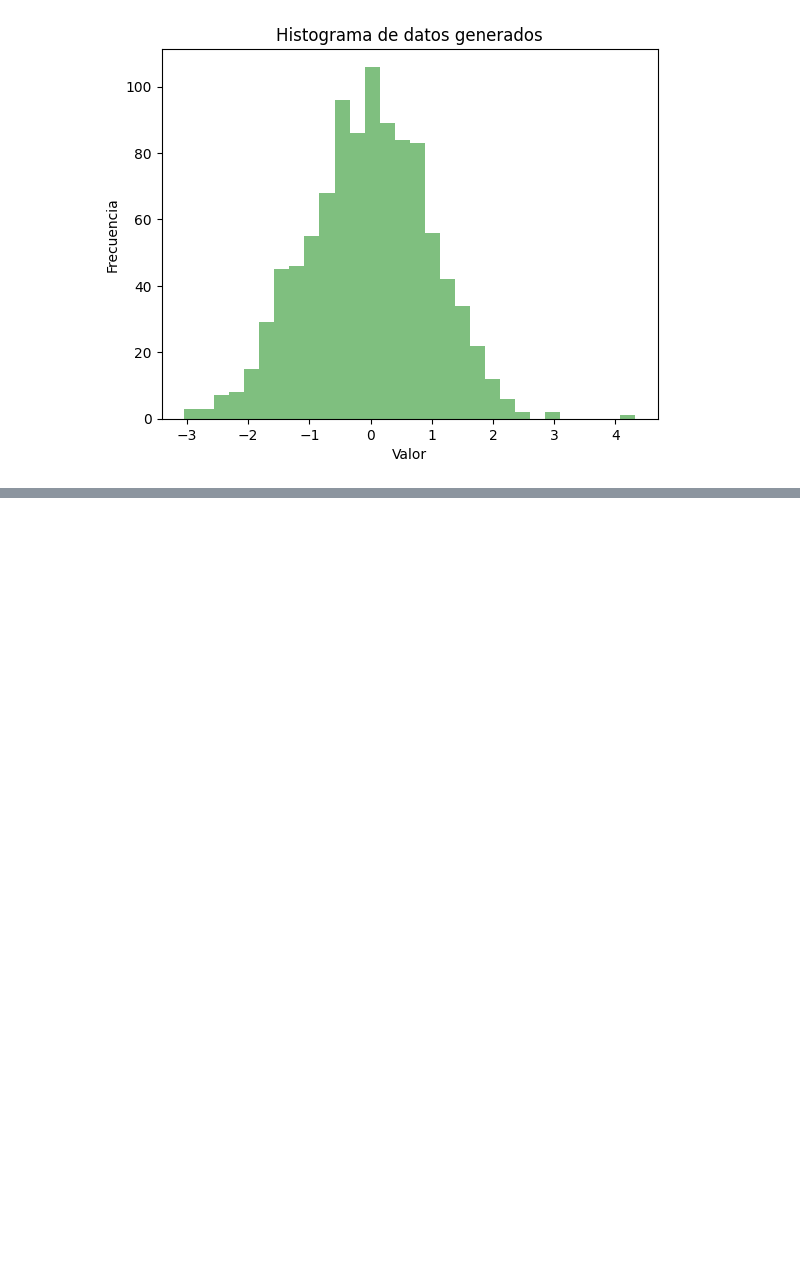
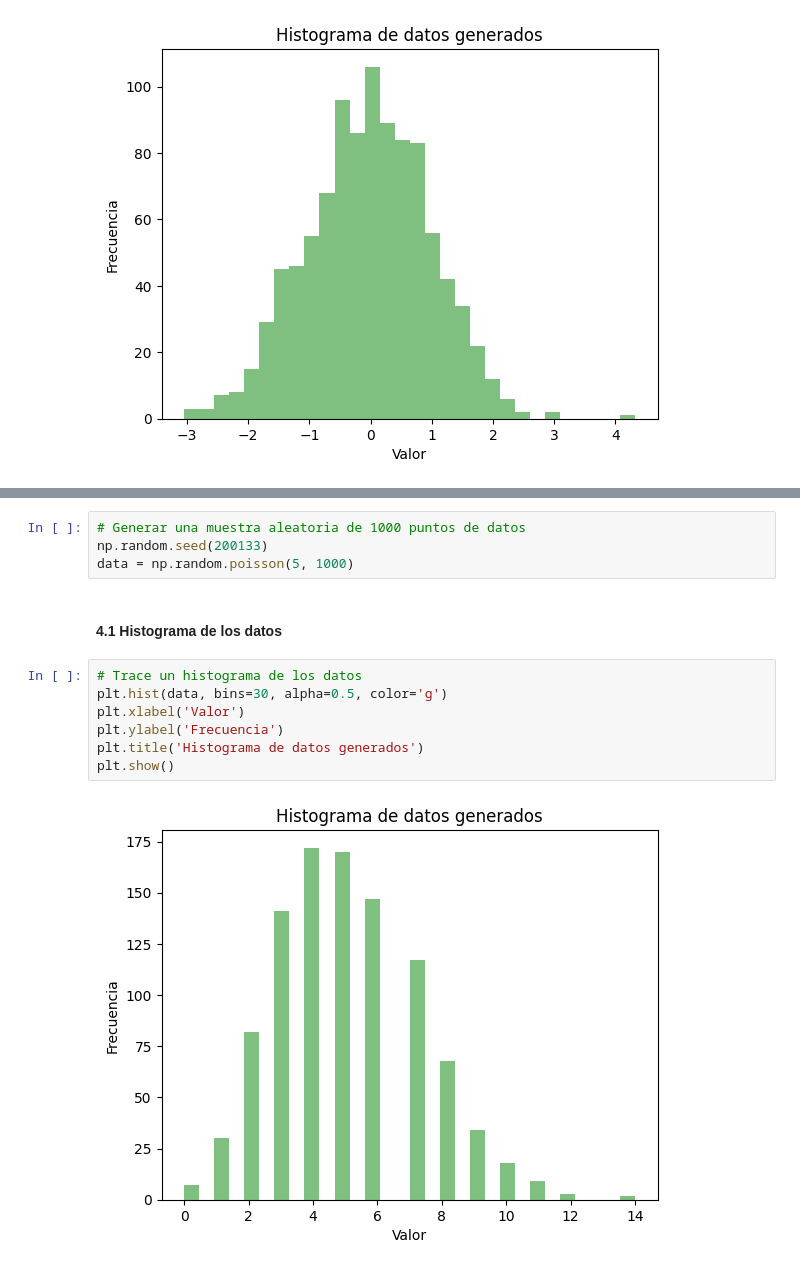
Before and after one commit to Jack200133/LAB1-MoDSiM, a Jupyter notebook: lab1.ipynb, the cells around one changed output, grey strips where cells are left out. Cells and saved outputs as stored; diff of their text form; blank space fills up the shorter version.

```diff
--- a/lab1.ipynb
+++ b/lab1.ipynb
@@ -54,0 +135,15 @@ La asimetria de los datos es de -0.012772851578303136, igual bastante cercana a
+# %%
+# Generar una muestra aleatoria de 1000 puntos de datos
+np.random.seed(200133)
+data = np.random.poisson(5, 1000)
+# %% [markdown]
+#### 4.1 Histograma de los datos
+# %%
+# Trace un histograma de los datos
+plt.hist(data, bins=30, alpha=0.5, color='g')
+plt.xlabel('Valor')
+plt.ylabel('Frecuencia')
+plt.title('Histograma de datos generados')
+plt.show()
+# %% [output]
+[figure, added]
```
Also changed, not shown: parts of 21 cells of this notebook.
